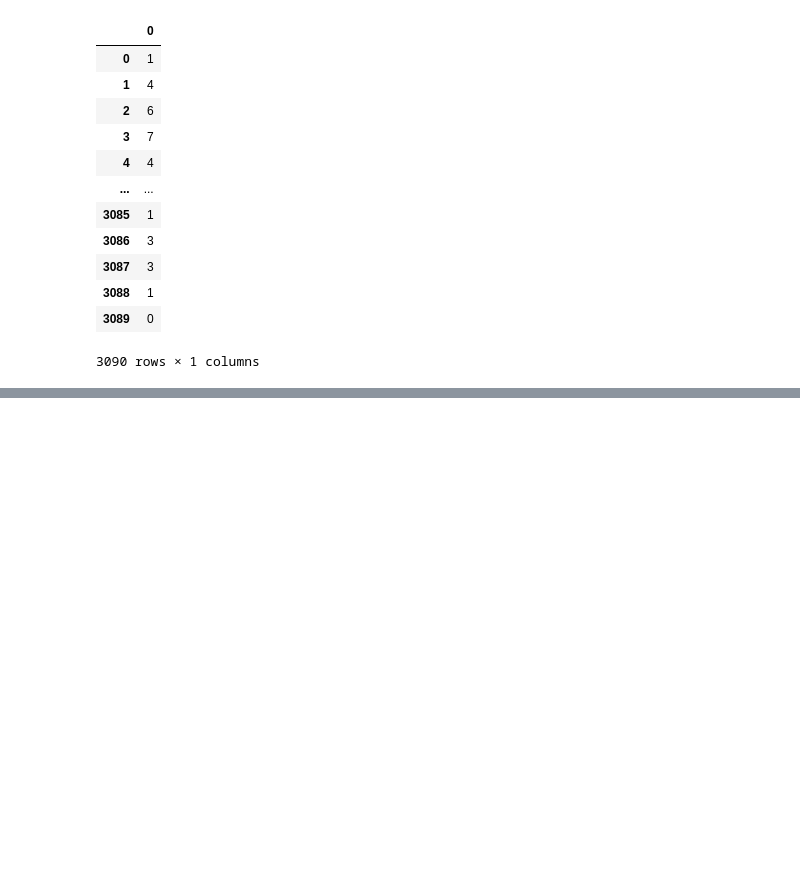
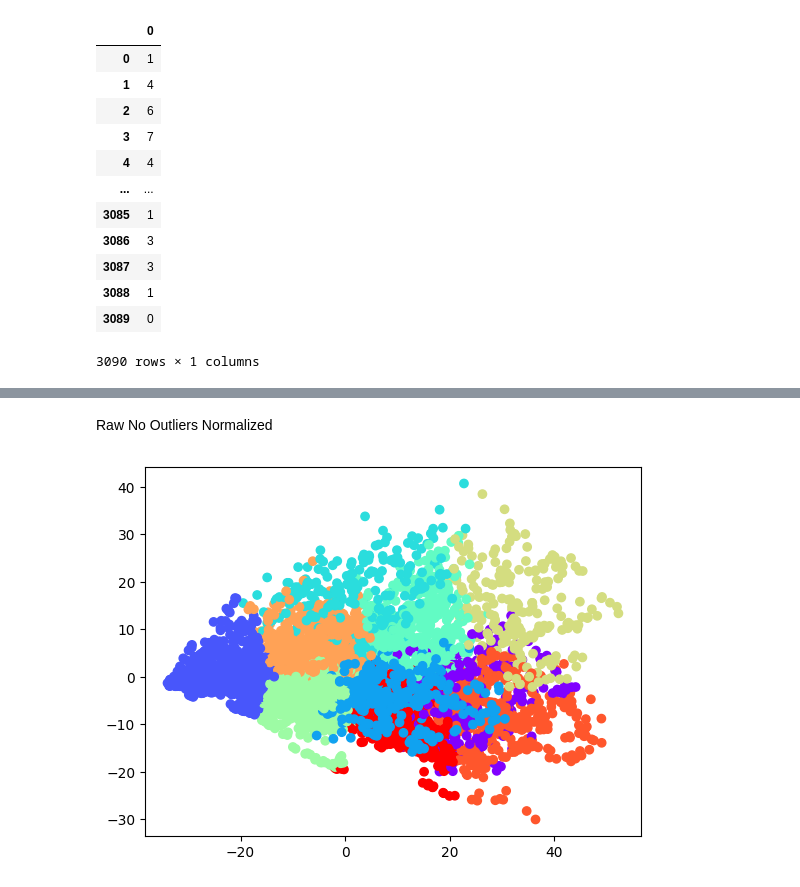
Before and after one commit to Suhail270/DMML_Part2, a Jupyter notebook: K-means.ipynb, the cells around one changed output, grey strips where cells are left out. Saved outputs shown, nothing was run; the diff lists cells and outputs as text; code cells hidden in the pictures; blank space fills up the shorter version.

```diff
--- a/K-means.ipynb
+++ b/K-means.ipynb
@@ -105,0 +279,18 @@ Accuracy: 0.09411764705882353
+# %%
+# On the normalized dataset, we run another isolation forest model to detect outliers from it.
+
+x_train_norm.columns = feature_names
+
+x_train_norm_copy = x_train_norm.copy()
+contamination = 0.41
+iso_forest = IsolationForest(contamination=contamination, random_state=42)
+
+outliers = iso_forest.fit_predict(x_train_norm_copy)
+
+outlier_indices = x_train_norm_copy.index[outliers == -1]
+
+x_train_no_outliers_norm = x_train_norm_copy.drop(outlier_indices)
+x_train_no_outliers_norm.to_csv('x_train_no_outliers_norm.csv')
+
+outlier_indices_df = pd.DataFrame({'outlier_index_norm': outlier_indices})
+outlier_indices_df.to_csv('outlier_indices_norm.csv', index=False)
@@ -105,0 +446,3 @@ Accuracy: 0.09411764705882353
+# %%
+clusters_no_out_norm = kmeansfunc(x_train_no_outliers_norm)
+silhouetteScore(x_train_no_outliers_norm,clusters_no_out_norm)
@@ -105,0 +910,6 @@ Accuracy: 0.09411764705882353
+# %% [markdown]
+Raw No Outliers Normalized
+# %%
+scatterplots(x_train_no_outliers_norm,clusters_no_out_norm)
+# %% [output]
+[figure, added]
```
Also changed, not shown: parts of 90 cells of this notebook.
